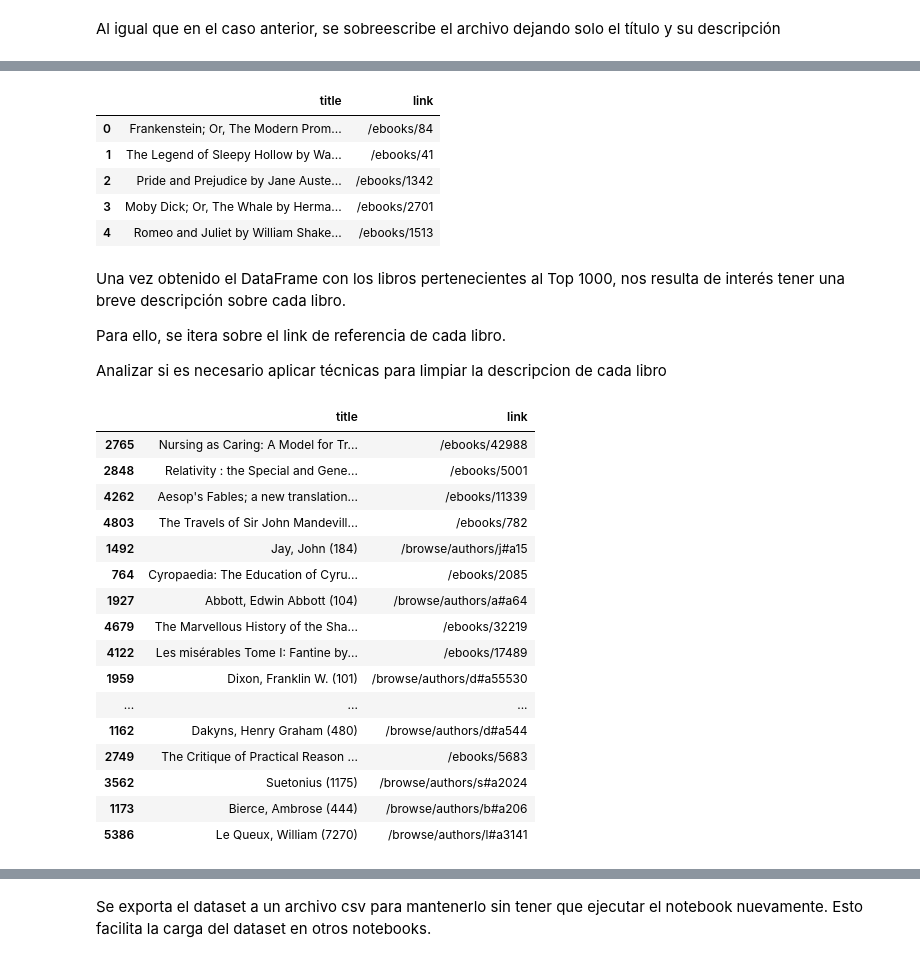
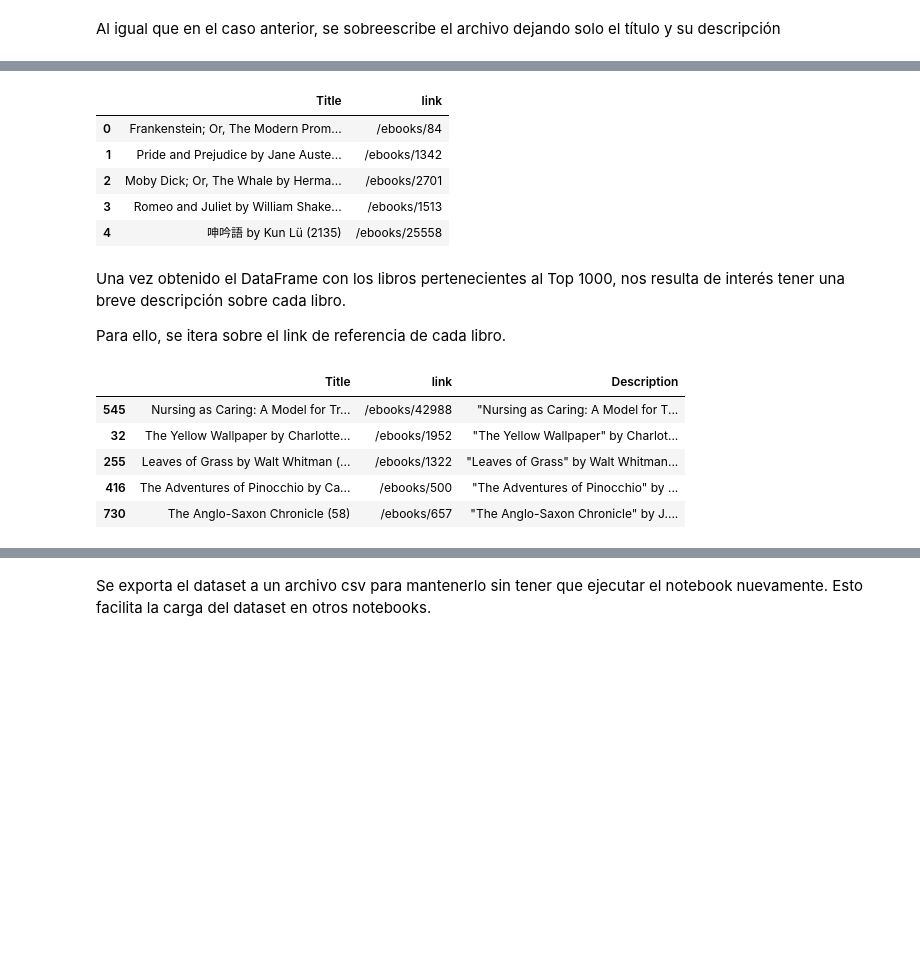
Before and after one commit to bpace1/NLP-TP1, a Jupyter notebook: NLP_TP1_datasets.ipynb, the cells around one changed output, grey strips where cells are left out. Drawn from its saved outputs; the diff is of its cells as text; code cells hidden in the pictures; blank space fills up the shorter version.

```diff
--- a/NLP_TP1_datasets.ipynb
+++ b/NLP_TP1_datasets.ipynb
@@ -232,5 +161,3 @@ Por ejermplo: 'Romeo and Juliet by William Shakespeare (2410)' hace referencia a
-# %%
-url: str = 'https://www.gutenberg.org/browse/scores/top1000.php#books-last1'
 # %%
 """
 Esta celda se encarga de hacer web scrapping sobre la lista con todos los libros.
@@ -249,24 +176,22 @@ books: list[dict[str,str]] = []
 for a in libro_div.find_all('a', href=True):
     title = a.get_text(strip=True)
     link = a['href']
-    books.append({'title': title, 'link': link})
+    books.append({'Title': title, 'link': link})
 
-books_df: pd.DataFrame = pd.DataFrame(books, columns=['title', 'link'])
+books_df: pd.DataFrame = pd.DataFrame(books, columns=['Title', 'link'])
 # %%
 # Se elimina todo elemento fuera del Top 1000
 books_df = books_df.iloc[7:1007].reset_index(drop=True)
 # %%
 books_df.head()
 # %% [output]
-|  | title | link |
+|  | Title | link |
 | 0 | Frankenstein; Or, The Modern Prom... | /ebooks/84 |
-| 1 | The Legend of Sleepy Hollow by Wa... | /ebooks/41 |
-| 2 | Pride and Prejudice by Jane Auste... | /ebooks/1342 |
-| 3 | Moby Dick; Or, The Whale by Herma... | /ebooks/2701 |
-| 4 | Romeo and Juliet by William Shake... | /ebooks/1513 |
+| 1 | Pride and Prejudice by Jane Auste... | /ebooks/1342 |
+| 2 | Moby Dick; Or, The Whale by Herma... | /ebooks/2701 |
+| 3 | Romeo and Juliet by William Shake... | /ebooks/1513 |
+| 4 | 呻吟語 by Kun Lü (2135) | /ebooks/25558 |
 # %% [markdown]
 Una vez obtenido el DataFrame con los libros pertenecientes al Top 1000, nos resulta de interés tener una breve descripción sobre cada libro.
 
 Para ello, se itera sobre el link de referencia de cada libro.
-
-Analizar si es necesario aplicar técnicas para limpiar la descripcion de cada libro
@@ -273,16 +200,11 @@ Analizar si es necesario aplicar técnicas para limpiar la descripcion de cada l
 # %%
-# ANALIZAR GUARDAR ESTE DF PARA NO VOLVER A CORRER EL CODIGO, TARDA COMO 3 MINS
-
-
 for index, link in enumerate(books_df['link']):
 
   url = f"https://www.gutenberg.org{link}"
-  # url= 'https://www.gutenberg.org/ebooks/348'
 
   response = requests.get(url)
   soup = BeautifulSoup(response.text, 'html.parser')
 
-  # Buscar el div con id 'bibrec'
   bio_div = soup.find('div', id='bibrec')
 
   # Buscar el tr que contiene el th con el texto 'Summary'
@@ -292,29 +214,18 @@ for index, link in enumerate(books_df['link']):
   if summary_tr:
       summary_text = summary_tr.find_parent('tr').find('td').get_text(strip=True)
   else:
-      summary_text = 'Descripción no encontrada'
+      summary_text = np.nan
 
-  books_df.at[index, 'summary'] = summary_text
+  books_df.at[index, 'Description'] = summary_text
 # %%
-books_df.sample(20)
+books_df.sample(5)
 # %% [output]
-|  | title | link |
-| 2765 | Nursing as Caring: A Model for Tr... | /ebooks/42988 |
-| 2848 | Relativity : the Special and Gene... | /ebooks/5001 |
-| 4262 | Aesop's Fables; a new translation... | /ebooks/11339 |
-| 4803 | The Travels of Sir John Mandevill... | /ebooks/782 |
-| 1492 | Jay, John (184) | /browse/authors/j#a15 |
-| 764 | Cyropaedia: The Education of Cyru... | /ebooks/2085 |
-| 1927 | Abbott, Edwin Abbott (104) | /browse/authors/a#a64 |
-| 4679 | The Marvellous History of the Sha... | /ebooks/32219 |
-| 4122 | Les misérables Tome I: Fantine by... | /ebooks/17489 |
-| 1959 | Dixon, Franklin W. (101) | /browse/authors/d#a55530 |
-| ... | ... | ... |
-| 1162 | Dakyns, Henry Graham (480) | /browse/authors/d#a544 |
-| 2749 | The Critique of Practical Reason ... | /ebooks/5683 |
-| 3562 | Suetonius (1175) | /browse/authors/s#a2024 |
-| 1173 | Bierce, Ambrose (444) | /browse/authors/b#a206 |
-| 5386 | Le Queux, William (7270) | /browse/authors/l#a3141 |
+|  | Title | link | Description |
+| 545 | Nursing as Caring: A Model for Tr... | /ebooks/42988 | "Nursing as Caring: A Model for T... |
+| 32 | The Yellow Wallpaper by Charlotte... | /ebooks/1952 | "The Yellow Wallpaper" by Charlot... |
+| 255 | Leaves of Grass by Walt Whitman (... | /ebooks/1322 | "Leaves of Grass" by Walt Whitman... |
+| 416 | The Adventures of Pinocchio by Ca... | /ebooks/500 | "The Adventures of Pinocchio" by ... |
+| 730 | The Anglo-Saxon Chronicle (58) | /ebooks/657 | "The Anglo-Saxon Chronicle" by J.... |
 # %%
 books_df.info()
 # %% [output]
```
Also changed, not shown: parts of 50 cells of this notebook.
